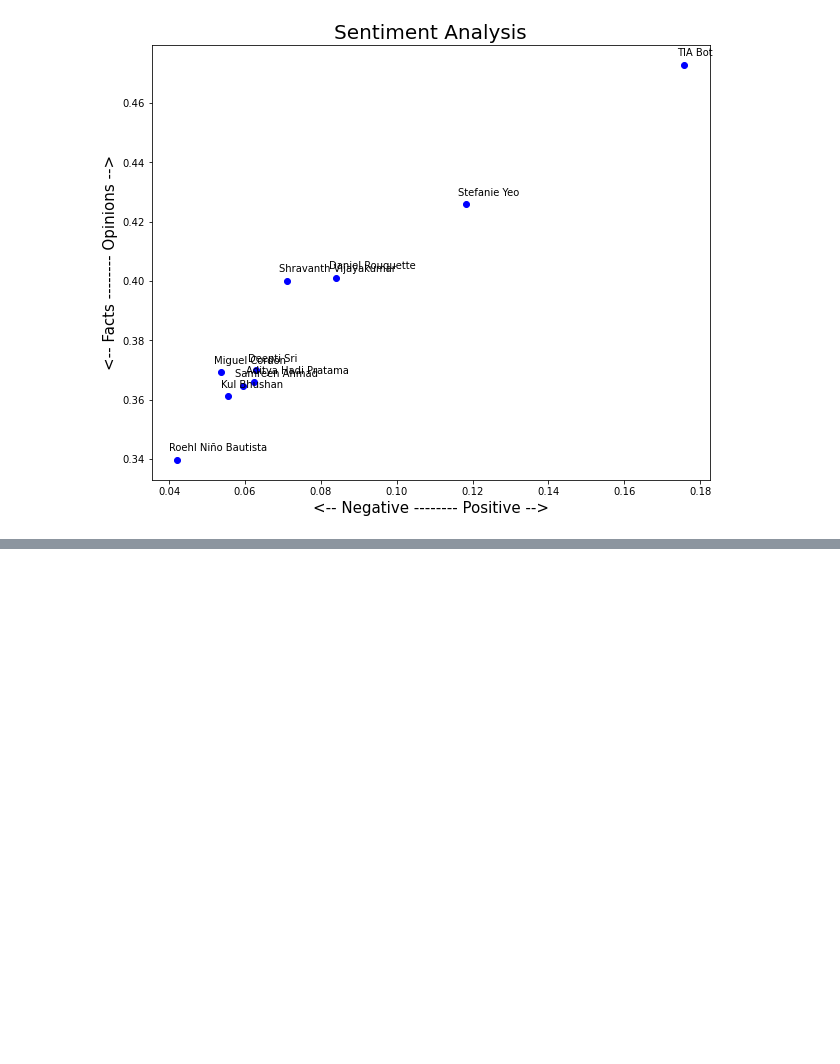
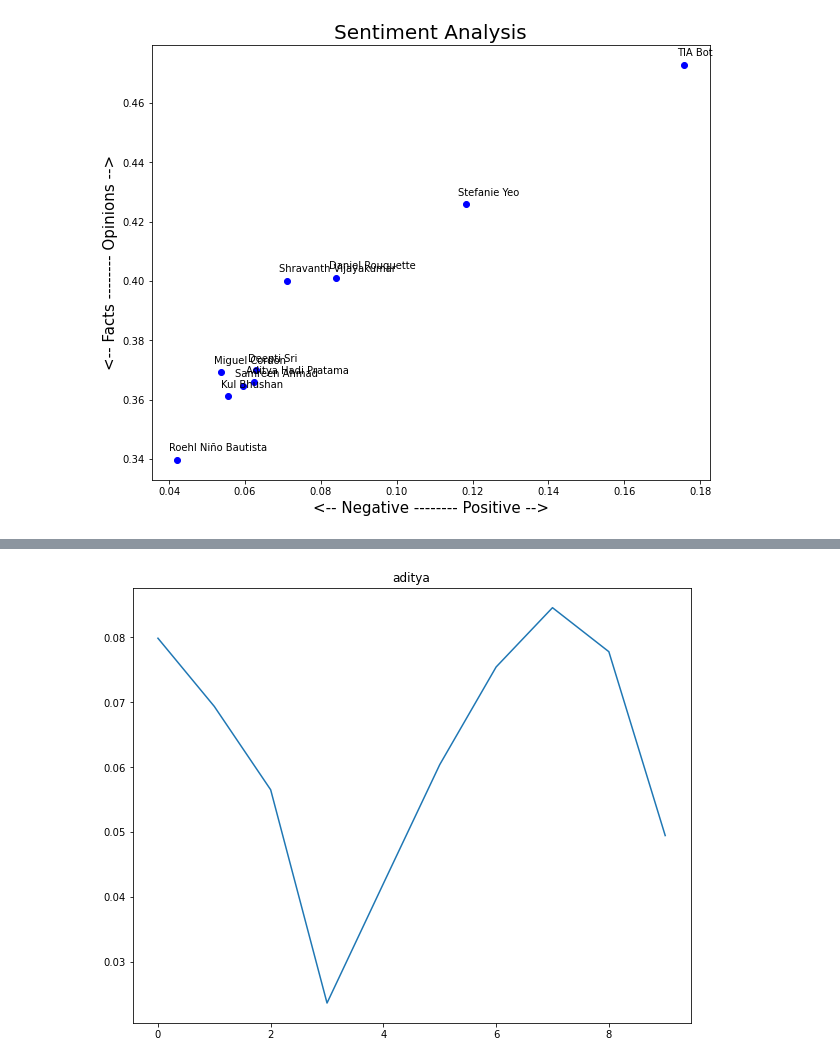
Before and after one commit to raynaldydk/Tech-in-Asia-Data-Analyst-Assignment, a Jupyter notebook: 3. Sentiment Analysis with TextBlob.ipynb, the cells around one changed output, grey strips where cells are left out. Saved outputs shown, nothing was run; the diff lists cells and outputs as text; code cells hidden in the pictures; blank space fills up the shorter version.

```diff
--- a/3. Sentiment Analysis with TextBlob.ipynb
+++ b/3. Sentiment Analysis with TextBlob.ipynb
@@ -62,0 +55,24 @@ plt.show()
+# %%
+# Split each routine into 10 parts
+import numpy as np
+import math
+
+def split_text(text, n=10):
+    '''Takes in a string of text and splits into n equal parts, with a default of 10 equal parts.'''
+
+    # Calculate length of text, the size of each chunk of text and the starting points of each chunk of text
+    length = len(text)
+    size = math.floor(length / n)
+    start = np.arange(0, length, size)
+
+    # Pull out equally sized pieces of text and put it into a list
+    split_list = []
+    for piece in range(n):
+        split_list.append(text[start[piece]:start[piece]+size])
+    return split_list
+# %%
+# Let's create a list to hold all of the pieces of text
+list_pieces = []
+for t in data.content:
+    split = split_text(t)
+    list_pieces.append(split)
@@ -62,0 +89,11 @@ plt.show()
+# %%
+# Calculate the polarity for each piece of text
+
+polarity_content = []
+for lp in list_pieces:
+    polarity_piece = []
+    for p in lp:
+        polarity_piece.append(TextBlob(p).sentiment.polarity)
+    polarity_content.append(polarity_piece)
+
+polarity_content
@@ -62,0 +118,7 @@ plt.show()
+# %%
+# Show the plot for one author
+plt.plot(polarity_content[0])
+plt.title(data['author_name'].index[0])
+plt.show()
+# %% [output]
+[figure, added]
```
Also changed, not shown: parts of 9 cells of this notebook.
